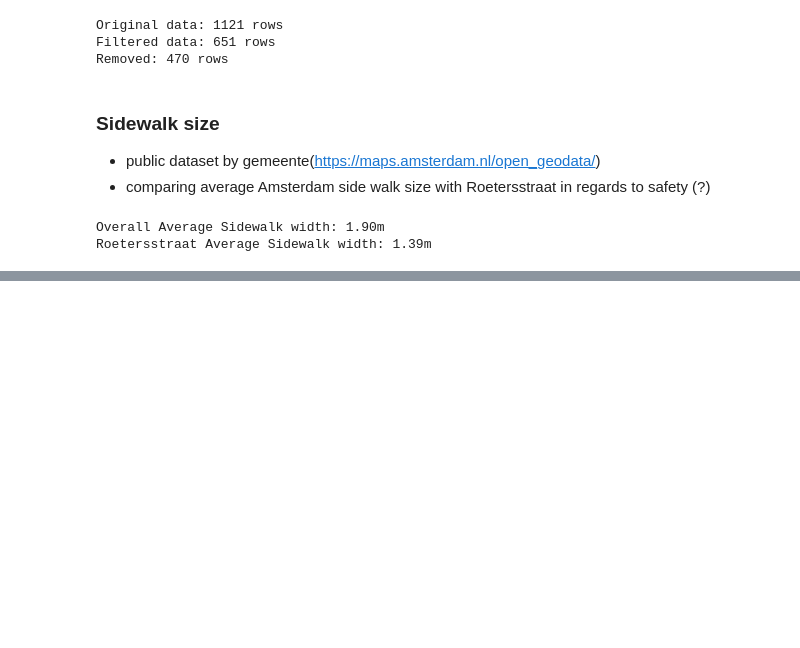
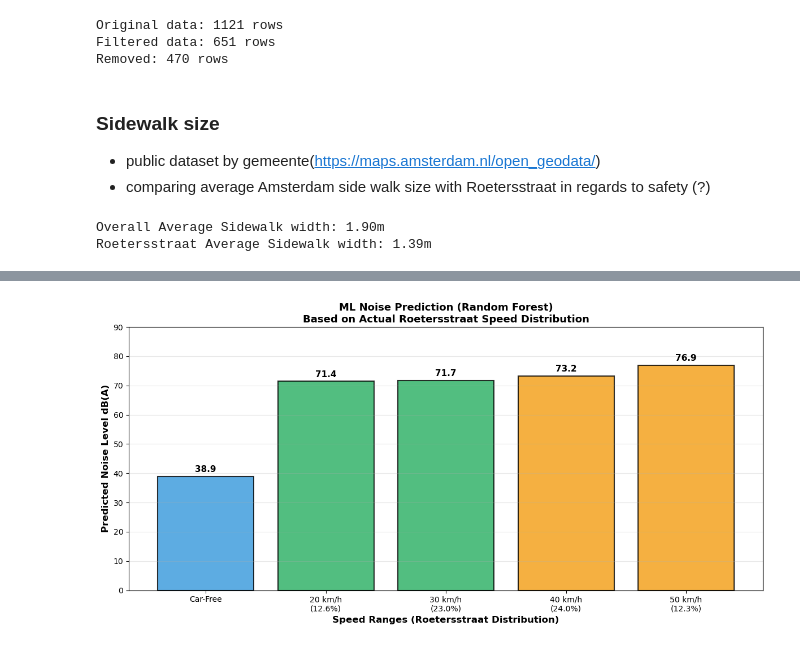
Before and after one commit to jtoe05/Group_Data_Analysis, a Jupyter notebook: Traffic_data/traffic_analysis.ipynb, the cells around one changed output, grey strips where cells are left out. Drawn from its saved outputs; the diff is of its cells as text; code cells hidden in the pictures; blank space fills up the shorter version.

```diff
--- a/Traffic_data/traffic_analysis.ipynb
+++ b/Traffic_data/traffic_analysis.ipynb
@@ -178,0 +192,60 @@ Other: 2.3%
+# %%
+import numpy as np
+import matplotlib.pyplot as plt
+from sklearn.ensemble import RandomForestRegressor
+from sklearn.model_selection import train_test_split
+
+df = pd.read_csv('filtered_traffic_data.csv')
+
+# CNOSSOS-EU formula (official EU noise model)
+def calculate_noise_cnossos(speed, cars, heavy):
+    L_light = 10 * np.log10(cars + 0.1) + 33 * np.log10(speed / 70) + 54.2
+    L_heavy = 10 * np.log10(heavy + 0.1) + 33 * np.log10(speed / 70) + 61.5
+    return 10 * np.log10(10**(L_light/10) + 10**(L_heavy/10))
+
+# Create training labels
+df['noise_db'] = df.apply(lambda row: calculate_noise_cnossos(
+    row['Speed V85 km/h'], row['Car Total'], row['Large vehicle Total']), axis=1)
+
+# Train Random Forest model
+X = df[['Speed V85 km/h', 'Car Total', 'Large vehicle Total']].dropna()
+y = df.loc[X.index, 'noise_db']
+X_train, X_test, y_train, y_test = train_test_split(X, y, test_size=0.2, random_state=42)
+model = RandomForestRegressor(n_estimators=100, random_state=42, max_depth=10)
+model.fit(X_train, y_train)
+
+# Use actual Roetersstraat speed distribution
+avg_cars = df['Car Total'].mean()
+avg_heavy = df['Large vehicle Total'].mean()
+
+# Extract speeds and percentages from average_speeds dictionary
+speeds = [int(s.split('-')[1]) for s in average_speeds.keys()]  # Get upper bound of each range
+percentages = list(average_speeds.values())
+
+# Predictions
+car_free_pred = model.predict([[20, 0, 0]])[0]
+speed_predictions = [model.predict([[s, avg_cars, avg_heavy]])[0] for s in speeds]
+
+# Visualization
+fig, ax = plt.subplots(figsize=(12, 6))
+
+labels = ['Car-Free'] + [f'{s} km/h\n({p:.1f}%)' for s, p in zip(speeds, percentages)]
+noise_levels = [car_free_pred] + speed_predictions
+colors = ['#3498db'] + ['#27ae60' if s <= 30 else '#f39c12' if s <= 50 else '#e74c3c' for s in speeds]
+
+bars = ax.bar(labels, noise_levels, color=colors, alpha=0.8, edgecolor='black', linewidth=1.5)
+
+ax.set_ylabel('Predicted Noise Level dB(A)', fontsize=12, fontweight='bold')
+ax.set_xlabel('Speed Ranges (Roetersstraat Distribution)', fontsize=12, fontweight='bold')
+ax.set_title('ML Noise Prediction (Random Forest)\nBased on Actual Roetersstraat Speed Distribution', fontsize=13, fontweight='bold')
+ax.set_ylim(0, 90)
+ax.grid(axis='y', alpha=0.3)
+
+for bar, noise in zip(bars, noise_levels):
+    ax.text(bar.get_x() + bar.get_width()/2, bar.get_height() + 1.5,
+            f'{noise:.1f}', ha='center', fontsize=11, fontweight='bold')
+
+plt.tight_layout()
+plt.show()
+# %% [output]
+[figure, added]
```
Also changed, not shown: parts of 5 cells of this notebook, 1 other file.
